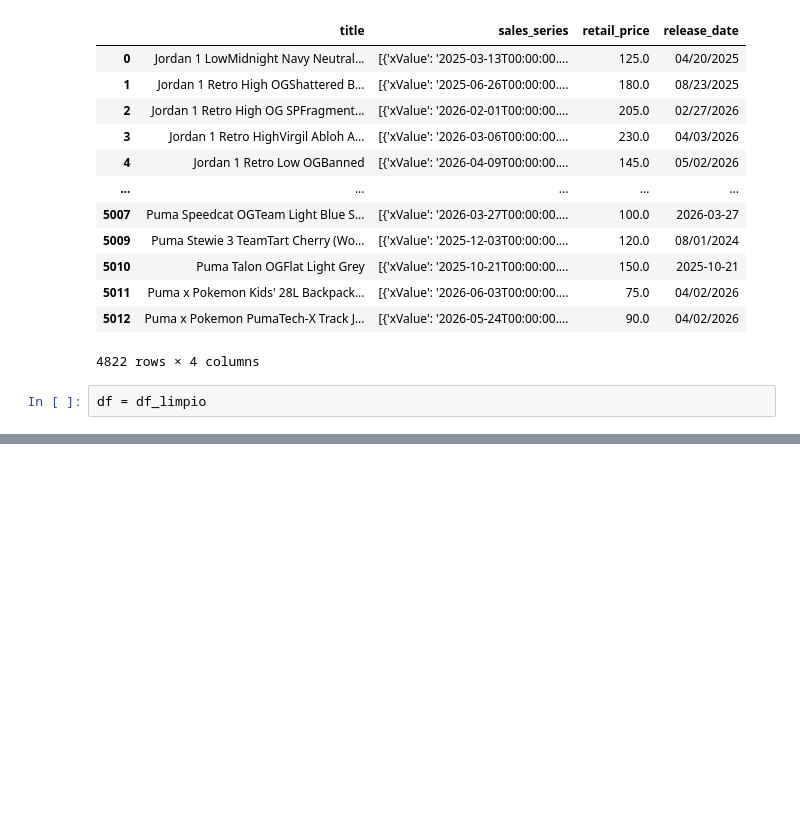
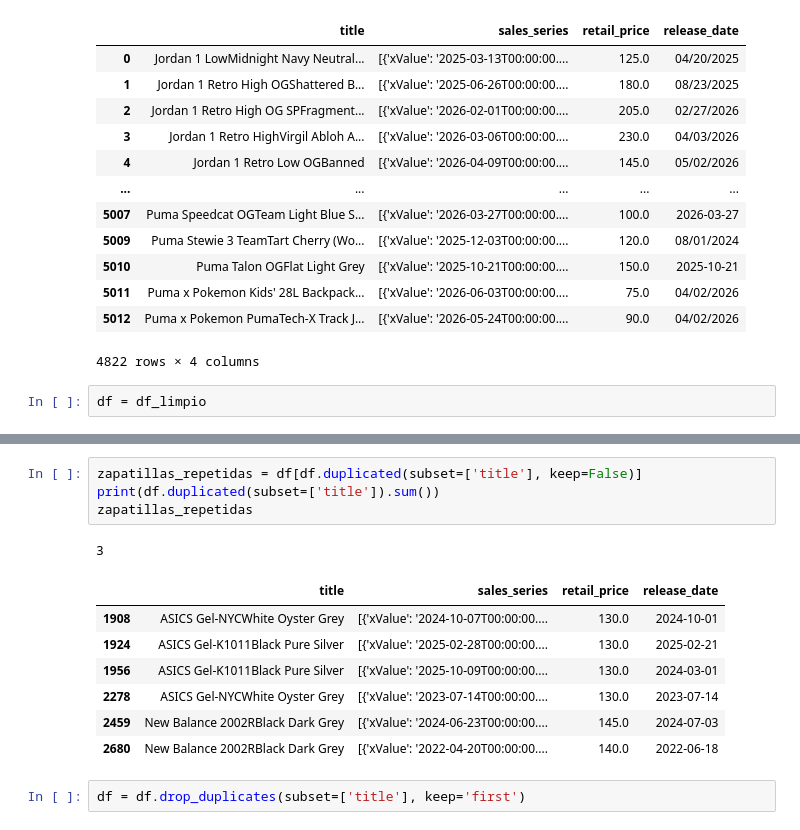
Before and after one commit to juanpablocarrillohortua/StockX_Project, a Jupyter notebook: notebooks/Data_Cleaning.ipynb, the cells around one changed output, grey strips where cells are left out. Cells and saved outputs as stored; diff of their text form; blank space fills up the shorter version.

```diff
--- a/EDA_Notebook.ipynb
+++ b/notebooks/Data_Cleaning.ipynb
@@ -337,0 +380,15 @@ df = df_limpio
+# %%
+zapatillas_repetidas = df[df.duplicated(subset=['title'], keep=False)]
+print(df.duplicated(subset=['title']).sum())
+zapatillas_repetidas
+# %% [output]
+3
+|  | title | sales_series | retail_price | release_date |
+| 1908 | ASICS Gel-NYCWhite Oyster Grey | [{'xValue': '2024-10-07T00:00:00.... | 130.0 | 2024-10-01 |
+| 1924 | ASICS Gel-K1011Black Pure Silver | [{'xValue': '2025-02-28T00:00:00.... | 130.0 | 2025-02-21 |
+| 1956 | ASICS Gel-K1011Black Pure Silver | [{'xValue': '2025-10-09T00:00:00.... | 130.0 | 2024-03-01 |
+| 2278 | ASICS Gel-NYCWhite Oyster Grey | [{'xValue': '2023-07-14T00:00:00.... | 130.0 | 2023-07-14 |
+| 2459 | New Balance 2002RBlack Dark Grey | [{'xValue': '2024-06-23T00:00:00.... | 145.0 | 2024-07-03 |
+| 2680 | New Balance 2002RBlack Dark Grey | [{'xValue': '2022-04-20T00:00:00.... | 140.0 | 2022-06-18 |
+# %%
+df = df.drop_duplicates(subset=['title'], keep='first')
```
Also changed, not shown: parts of 21 cells of this notebook.
